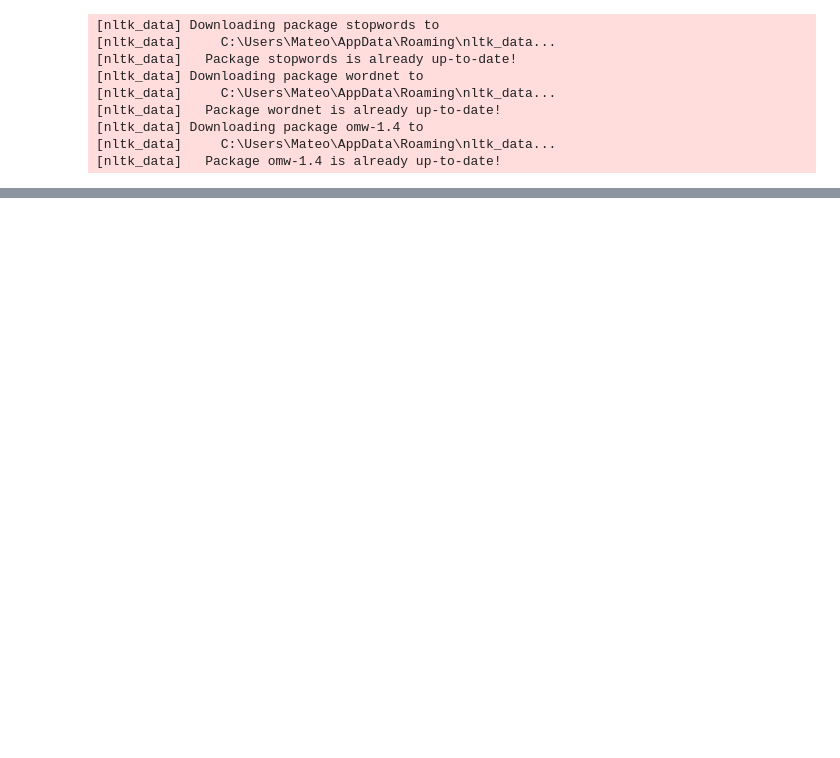
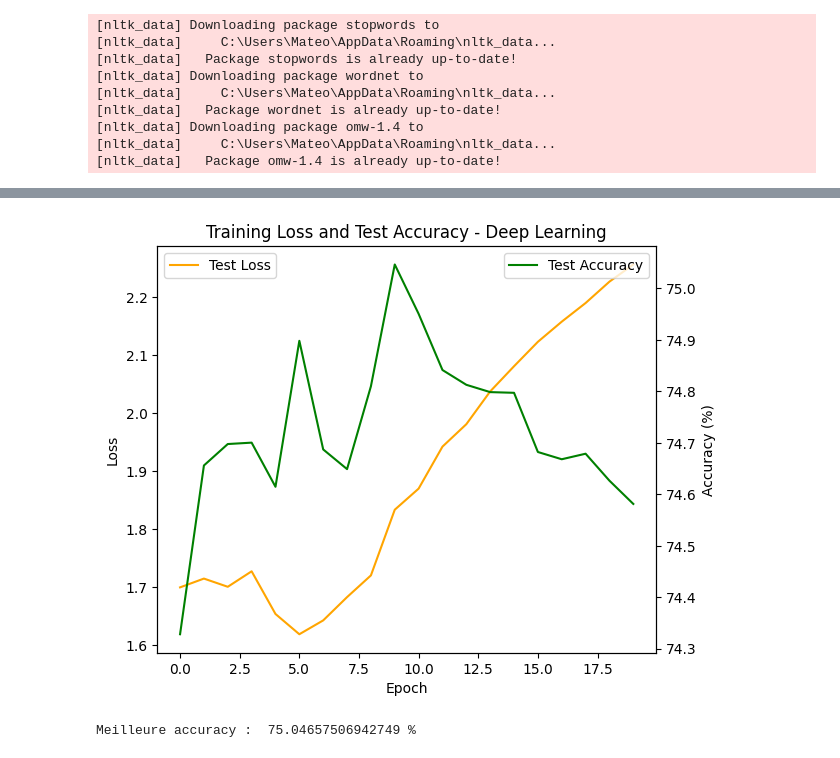
Before and after one commit to MelFleury/ProjetTAL, a Jupyter notebook: Classification_opinion_films.ipynb, the cells around one changed output, grey strips where cells are left out. Saved outputs shown, nothing was run; the diff lists cells and outputs as text; code cells hidden in the pictures; blank space fills up the shorter version.

```diff
--- a/Classification_opinion_films.ipynb
+++ b/Classification_opinion_films.ipynb
@@ -400,4 +464,7 @@ print("  Value: {}".format(trial.value))
 print("  Params: ")
 for key, value in trial.params.items():
     print("    {}: {}".format(key, value))
+
+global_result.append(format(trial.value)*100)
+global_methode.append('Bag of Words - Prétraitements - Optimisé')
 # %% [output]
@@ -585,12 +663,12 @@ def accuracy(yhat,y):
     assert len(y.shape)==1 or y.size(1)==1
     return (torch.argmax(yhat,1).view(y.size(0),-1)== y.view(-1,1)).float().mean()
 # %%
+#Boucle d'entraînement
 def train(model, epochs, train_loader, test_loader):
     optim = torch.optim.Adam(model.parameters(), lr=1e-3)  # choix optimizer
     model = model.to(device)
     print(f"running {model.name}")
     loss = nn.CrossEntropyLoss()  # choix loss
-    # loss = nn.CrossEntropyLoss(weight=cl_weight.to(device))  # choix loss
 
     test_losses = []
     test_accuracies = []
@@ -600,7 +678,7 @@ def train(model, epochs, train_loader, test_loader):
         model.train()
         for x, lengths, y in train_loader:  # boucle sur les batchs
             optim.zero_grad()
-            x, y = x.to(device), y.to(device)  # y doit être un tensor (pas un int)
+            x, y = x.to(device), y.to(device)  # y doit être un tenseur (pas un int)
             yhat, next_hidden = model(x, lengths)
             l = loss(yhat, y)
             l.backward()
@@ -622,14 +700,12 @@ def train(model, epochs, train_loader, test_loader):
             # Calcul des performances de test
             test_loss = cumloss / count
             test_acc = cumacc / count
-            test_losses.append(test_loss)
-            test_accuracies.append(test_acc)
-            print(f"Epoch {epoch}: Test Loss = {test_loss:.4f}, Test Accuracy = {test_acc:.4f}")
+            test_losses.append(test_loss.item())
+            test_accuracies.append(test_acc.item()*100)
+            print(f"Epoch {epoch}: Test Loss = {test_loss:.4f}, Test Accuracy = {test_acc*100:.4f}%")
 
     return model, test_losses, test_accuracies
 # %%
 n_epoch = 20
-a,b,c=train(rnn, n_epoch, train_loader, test_loader)
-print(b)
-print(c)
+mod, test_l, test_a = train(rnn, n_epoch, train_loader, test_loader)
 # %% [output]
@@ -653,0 +730,30 @@ Epoch 19: Test Loss = 0.8159, Test Accuracy = 0.7536
+# %%
+# Tracé des courbes
+fig, ax1 = plt.subplots()
+
+# Courbe de la loss
+ax1.set_xlabel('Epoch')
+ax1.set_ylabel('Loss')
+ax1.plot(test_l, label='Test Loss', color='orange')
+ax1.tick_params(axis='y')
+
+# Courbe de l'accuracy
+ax2 = ax1.twinx()
+ax2.set_ylabel('Accuracy (%)')
+ax2.plot(test_a, label='Test Accuracy', color='green')
+ax2.tick_params(axis='y')
+
+# Légende et affichage
+fig.tight_layout()
+ax1.legend(loc='upper left')
+ax2.legend(loc='upper right')
+plt.title('Training Loss and Test Accuracy - Deep Learning')
+plt.show()
+
+print('Meilleure accuracy : ', max(test_a), '%')
+
+global_result.append(max(test_a))
+global_methode.append('Deep Learning')
+# %% [output]
+[figure, added]
+Meilleure accuracy :  75.04657506942749 %
```
Also changed, not shown: parts of 38 cells of this notebook.
